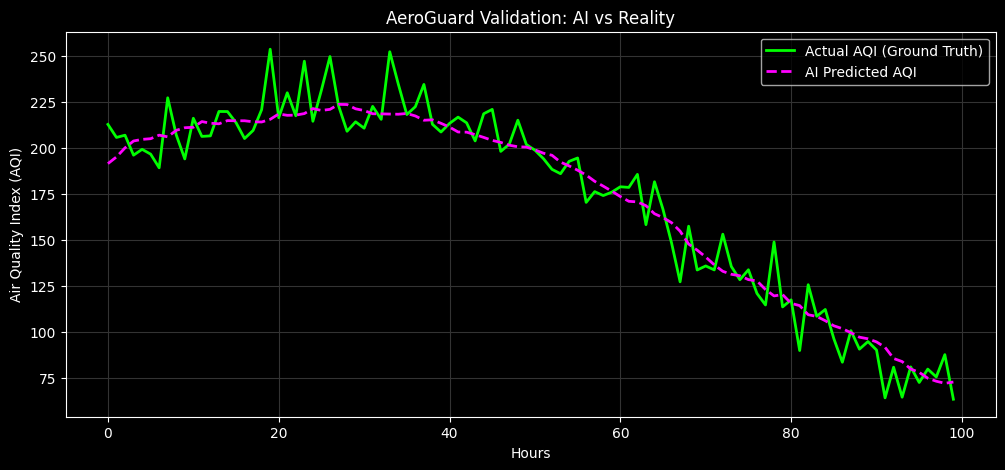
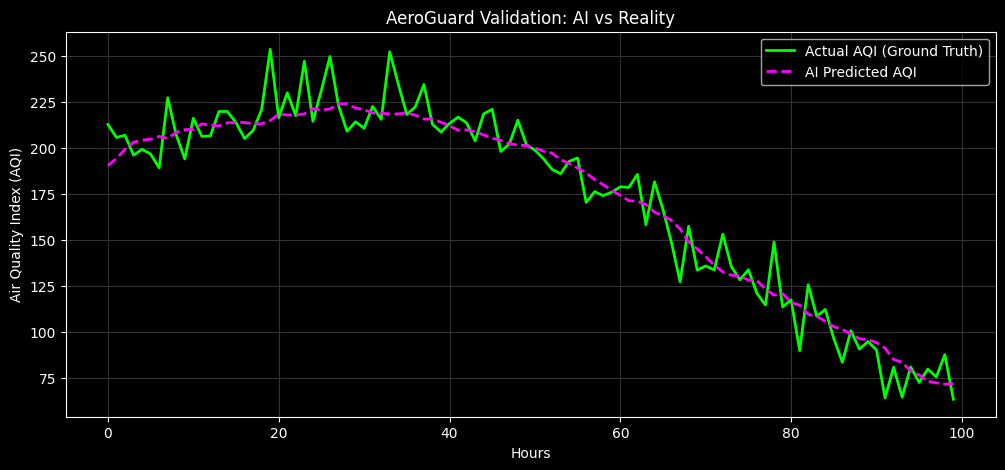
Code edit (unified diff) that turned the first committed figure into the second:
--- before
+++ after
@@ -2,23 +2,12 @@
 from sklearn.metrics import mean_absolute_error, r2_score
 import numpy as np
-
-# ==========================================
-# 4.5 PREDICTION VERIFICATION & VISUALIZATION
-# ==========================================
-print("\n🔍 Evaluating Real-World Validation Accuracy...")
-
-# 1. Get predictions from the model
+##getting the predcition of model
 raw_predictions = model.predict(X_val)
 
-# 2. THE FIX: Safely extract the 1D arrays to prevent Broadcasting Errors.
 pred_1d = raw_predictions.flatten()
-
-# If Jupyter accidentally handed y_val all 5 columns, extract just the last column (AQI)
 if len(y_val.shape) > 1 and y_val.shape[1] > 1:
     actual_1d = y_val[:, -1]
 else:
     actual_1d = y_val.flatten()
-
-# 3. Create dummy arrays to reverse the MinMaxScaler safely
 dummy_pred = np.zeros((len(pred_1d), 5))
 dummy_pred[:, 4] = pred_1d
@@ -32,13 +21,10 @@
 mae = mean_absolute_error(unscaled_actual, unscaled_predictions)
 r2 = r2_score(unscaled_actual, unscaled_predictions)
-
-print(f"✅ Validation R² Score: {r2 * 100:.2f}%")
-print(f"⚠️ Mean Absolute Error (MAE): The model is off by an average of {mae:.2f} AQI points.")
-
+print(f" Validation R² Score: {r2 * 100:.2f}%")
 # 5. Plot the Graph
 plt.style.use('dark_background')
-plt.figure(figsize=(12, 5))
+plt.figure(figsize=(12,5))
 plt.plot(unscaled_actual[:100], label="Actual AQI (Ground Truth)", color="#00FF00", linewidth=2)
-plt.plot(unscaled_predictions[:100], label="AI Predicted AQI", color="#FF00FF", linestyle="dashed", linewidth=2)
+plt.plot(unscaled_predictions[:100], label="AI Predicted AQI",color="#FF00FF",linestyle="dashed",linewidth=2)
 plt.title("AeroGuard Validation: AI vs Reality")
 plt.xlabel("Hours")

Commit: Chnaged some minor alue fluctuations